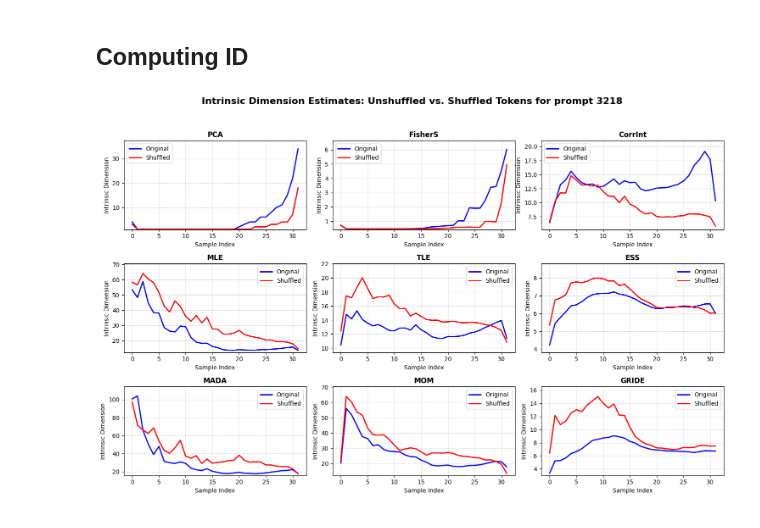
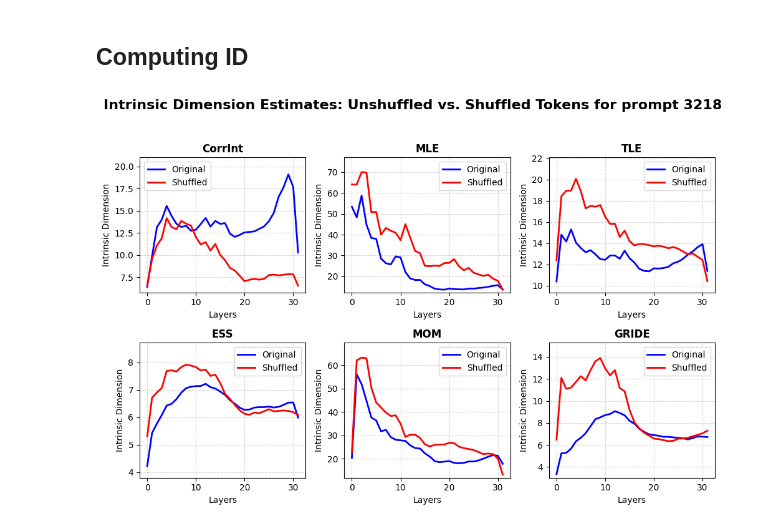
Before and after one commit to RitAreaSciencePark/token_geometry, a Jupyter notebook: results/reviews/comparison_other_estimators.ipynb, the cells around one changed output. Cells and saved outputs as stored; diff of their text form; code cells hidden in the pictures.

Commit message:
Comparison of estimators update

```diff
--- a/results/reviews/comparison_other_estimators.ipynb
+++ b/results/reviews/comparison_other_estimators.ipynb
@@ -81,14 +81,10 @@ hidden_shuffled_states = convert_to_tensor(outputs.hidden_states).squeeze()
 ## Computing ID
 # %%
 METHODS = {
-    'PCA': skdim.id.lPCA(),
-    # 'TwoNN': skdim.id.TwoNN(),
-    'FisherS': skdim.id.FisherS(),
     'CorrInt': skdim.id.CorrInt(),
     'MLE': skdim.id.MLE(),
     'TLE': skdim.id.TLE(),
     'ESS': skdim.id.ESS(),
-    'MADA': skdim.id.MADA(),
     'MOM': skdim.id.MOM(),
     'GRIDE': None
 }
@@ -157,7 +153,7 @@ for method in METHODS:
 # %%
 def plot_ids_line_comparison(all_ids, all_shuffled_ids, methods):
     # Set up the figure
-    plt.figure(figsize=(15, 10))
+    plt.figure(figsize=(10, 7))
 
     # Get the number of methods for grid layout
     n_methods = len(methods)
@@ -185,32 +181,32 @@ def plot_ids_line_comparison(all_ids, all_shuffled_ids, methods):
 
         # Set the title and labels
         ax.set_title(f'{method}', fontsize=12, fontweight='bold')
         ax.set_xlabel('Layers')
         ax.set_ylabel('Intrinsic Dimension')
 
         # Add grid and legend
         ax.grid(True, linestyle='--', alpha=0.5)
         ax.legend(loc='best')
 
         # Adjust y-axis to ensure both lines are visible
         if method in all_ids and method in all_shuffled_ids:
             all_values = np.concatenate([original_ids, shuffled_ids])
             y_min = max(0, np.min(all_values) * 0.9)  # Ensure no negative values
             y_max = np.max(all_values) * 1.1  # Add 10% margin
             ax.set_ylim(y_min, y_max)
 
     # Add a global title
     plt.suptitle(f'Intrinsic Dimension Estimates: Unshuffled vs. Shuffled Tokens for prompt {filtered_indices[PNUM]}',
                 fontsize=16, fontweight='bold', y=0.98)
 
     # Adjust layout
     plt.tight_layout(rect=[0, 0.03, 1, 0.95])
 
     return plt
 
 # Usage:
 fig = plot_ids_line_comparison(all_ids, all_shuffled_ids, list(METHODS.keys()))
-plt.savefig('fig/id_estimators_comparison.png', dpi=300, bbox_inches='tight')
+plt.savefig('id_estimators_comparison.png', dpi=300, bbox_inches='tight')
 plt.show()
 # %% [output]
-[figure, old version]
+[figure, new version]
```
Also changed, not shown: 1 other file.
